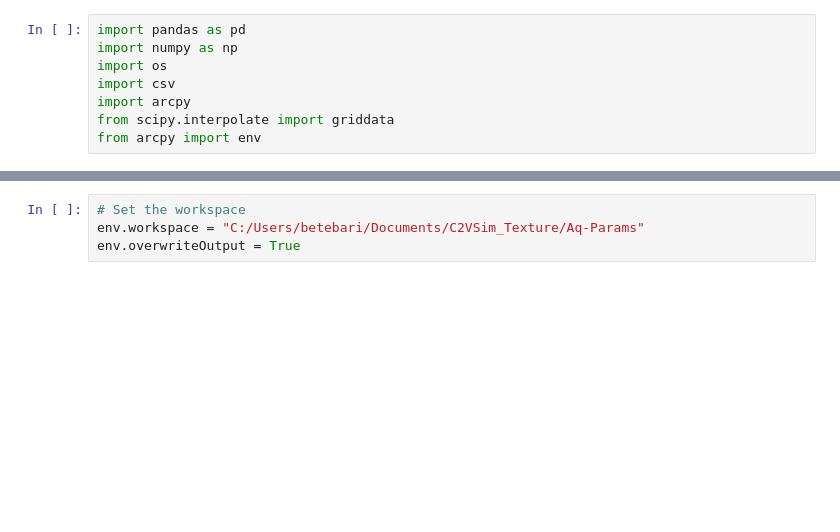
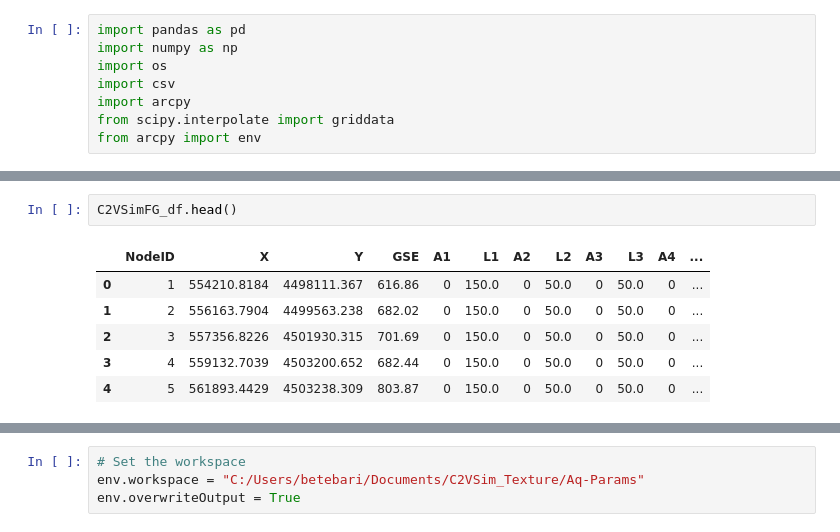
Before and after one commit to BehroozEtebari-DWR/Well_logs2Aquifer_Params, a Jupyter notebook: 10-AEMnWCRs_2_C2VSimFG_all4layers_ArcPy.ipynb, the cells around one changed output, grey strips where cells are left out. Saved outputs shown, nothing was run; the diff lists cells and outputs as text; blank space fills up the shorter version.

```diff
--- a/10-AEMnWCRs_2_C2VSimFG_all4layers_ArcPy.ipynb
+++ b/10-AEMnWCRs_2_C2VSimFG_all4layers_ArcPy.ipynb
@@ -36,3 +40,12 @@ Number of unique WCRNUMBER values: 310272
 | 2 | WCR2017-004848 | 290543 | 1 | 530512.503921 | 4.481274e+06 | 1354.260214 | 0.0 | 65.0 | 90.0 | 217.519700 | ... |
 | 3 | WCR2017-004848 | 290543 | 2 | 530512.503921 | 4.481274e+06 | 1354.260214 | 65.0 | 200.0 | 45.0 | 21.260424 | ... |
 | 4 | WCR2022-011845 | 304223 | 1 | 531436.615099 | 4.483232e+06 | 1443.940007 | 0.0 | 38.0 | 90.0 | 217.519700 | ... |
+# %%
+C2VSimFG_df.head()
+# %% [output]
+|  | NodeID | X | Y | GSE | A1 | L1 | A2 | L2 | A3 | L3 | A4 | ... |
+| 0 | 1 | 554210.8184 | 4498111.367 | 616.86 | 0 | 150.0 | 0 | 50.0 | 0 | 50.0 | 0 | ... |
+| 1 | 2 | 556163.7904 | 4499563.238 | 682.02 | 0 | 150.0 | 0 | 50.0 | 0 | 50.0 | 0 | ... |
+| 2 | 3 | 557356.8226 | 4501930.315 | 701.69 | 0 | 150.0 | 0 | 50.0 | 0 | 50.0 | 0 | ... |
+| 3 | 4 | 559132.7039 | 4503200.652 | 682.44 | 0 | 150.0 | 0 | 50.0 | 0 | 50.0 | 0 | ... |
+| 4 | 5 | 561893.4429 | 4503238.309 | 803.87 | 0 | 150.0 | 0 | 50.0 | 0 | 50.0 | 0 | ... |
```
Also changed, not shown: parts of 14 cells of this notebook.
